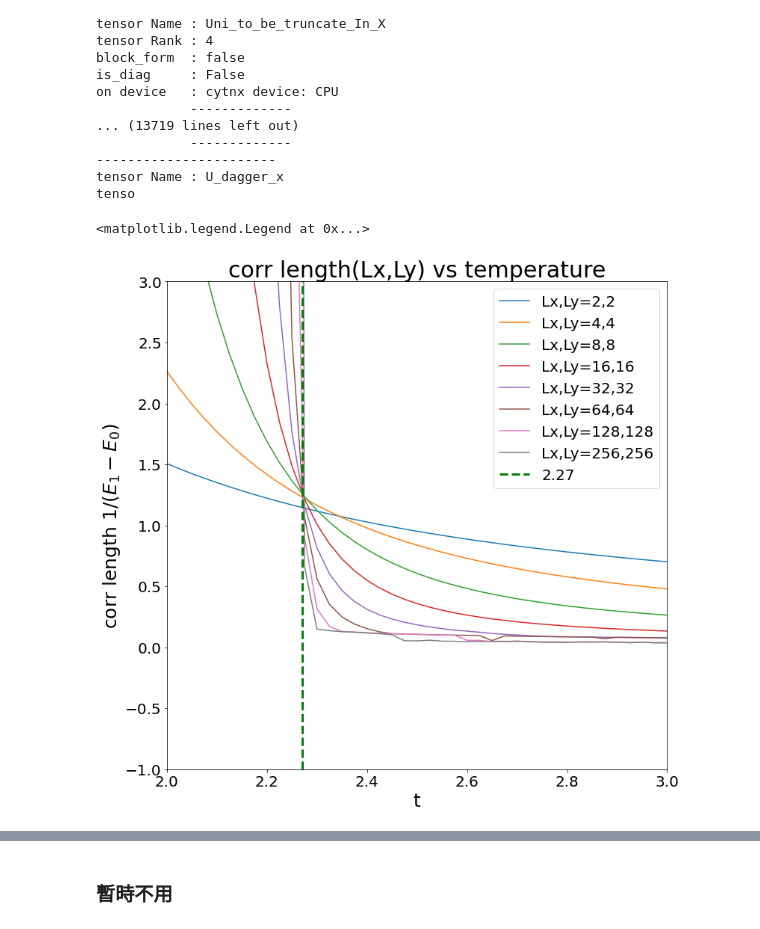
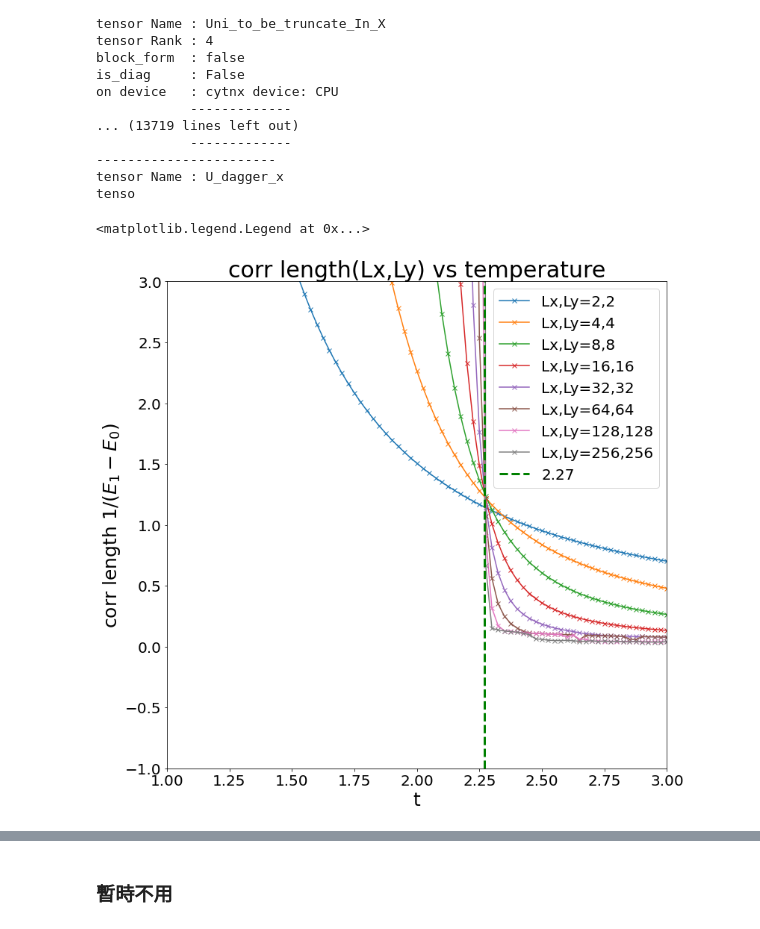
Before and after one commit to aronton/11020PHYS401200-Computational-Physics, a Jupyter notebook: 109022802_2Dising_report_PartD_mission_incomplete.ipynb, the cells around one changed output, grey strips where cells are left out. Saved outputs shown, nothing was run; the diff lists cells and outputs as text; code cells hidden in the pictures.

```diff
--- a/109022802_2Dising_report_PartD_mission_incomplete.ipynb
+++ b/109022802_2Dising_report_PartD_mission_incomplete.ipynb
@@ -292,11 +328,47 @@ EIGVLE_Xtrace_dic[(1,1)], v = np.linalg.eigh(Uni_T_Xtrace.get_block().numpy())
 #### $T_{l;u,r,d}$ -> $T_{row;column}$ ( $T_{1;0,2,3}$ -> $T_{1;0}$)
 #### permutation:　[1,0,3,2], rowrank = 1, by_label = True
 #### Combine: (0,3,2) -> 0
+# %%
+Uni_T_dic_XY = {}
+Uni_T_trace_dic_XY = {}
+EIGVLE_dic_XY = {}
 # %%
+List = [1,2,4]
+Uni_T, Cy_T = T(1)
+
+TU = Uni_T.clone()
+TD = Uni_T.clone()
+TL = Uni_T.clone()
+TR = Uni_T.clone()
+
+for y in List:
+    if(y == 1):
+        Uni_T_temp = TD
+        # Uni_T_temp2.print_diagram()
+        Uni_T_dic_XY[(y,y)] = TU.clone()
+        Uni_T_trace_dic_XY[(y,y)] = TU.Trace(0,3).clone()
+        e, v  = la.eigh(TU.Trace(0,3).get_block().numpy())
+        # print("EIGVLE_T_trace",EIGVLE_T_trace)
+        EIGVLE_dic_XY[(y,y)] = e
+    else:
+        Uni_T_temp_TU = Uni_T_temp.clone()
+        Uni_T_temp_TD = Uni_T_temp.clone()
+        Uni_T_temp_TL = Ymerge(Uni_T_temp_TU,Uni_T_temp_TD)
+        Uni_T_temp_TR = Uni_T_temp_TL.clone()
+        Uni_T_temp = Xmerge(Uni_T_temp_TL,Uni_T_temp_TR)
+        Uni_T_dic_XY[(y,y)] = Uni_T_temp.clone()
+        Uni_T_trace_dic_XY[(y,y)] = Uni_T_temp.Trace(0,3).clone()
+        EIGVLE_dic_XY[(y,y)], v = la.eigh(Uni_T_temp.Trace(0,3).get_block().numpy())
+        print("EIGVLE_dic_XY[(%d,%d)]" %(y,y),EIGVLE_dic_XY[(y,y)])
+
+
+
 #-------------------------------- Truncation in X-------------------------------
 print("X_truncation")
 
-Uni_to_be_truncate_In_X = Ymerge(TU,TU.clone())
+Uni_T = Uni_T_dic_XY[(4,4)].clone()
+
+Uni_to_be_truncate_In_X = Ymerge(Uni_T,Uni_T.clone())
 Uni_to_be_truncate_In_X.set_name("Uni_to_be_truncate_In_X")
 
 Uni_to_be_SVD = Uni_to_be_truncate_In_X.clone()
@@ -533,23 +626,23 @@ tenso
 # %%
 plt.figure(figsize = (12,12))
 plt.title("corr length(Lx,Ly) vs temperature", fontsize = 30)
 
 for l in range(1,len(Lylist)):
-    plt.plot(t[:], corr_Square[l,:], label = "Lx,Ly=%d,%d" %(Lylist[l],Lylist[l]))
+    plt.plot(t[:], corr_Square[l,:], "-x", label = "Lx,Ly=%d,%d" %(Lylist[l],Lylist[l]))
 # corr_Square2 = []
 # for i in range(len(corr_Square1)):
 #     corr_Square2.append(corr_Square1[i]/64)
 
 # plt.plot(t[:], corr_Square2[:], label = "Ly=8" %(Lylist[l]))
 
-plt.xlim(2,3)
+plt.xlim(1,3)
 plt.axvline(x=2.27,c='green',ls='--',lw=3,label="2.27")
 plt.xticks(fontsize = 20 )
 plt.xlabel("t",fontsize = 25)
 plt.ylim(-1,3)
 plt.yticks(fontsize = 20 )
 plt.ylabel("corr length $1/(E_{1}-E_{0})$",fontsize = 25)
 plt.legend(fontsize = 20)
 # %% [output]
 <matplotlib.legend.Legend at 0x...>
-[figure, old version]
+[figure, new version]
```
Also changed, not shown: parts of 7 cells of this notebook, 7 other files.
